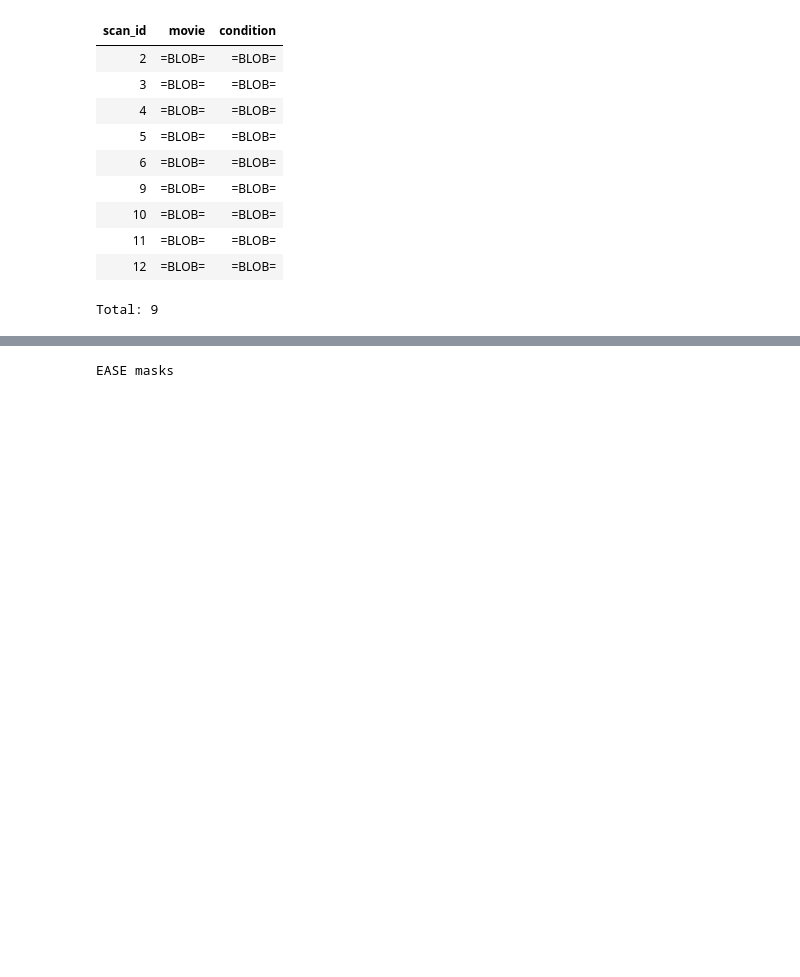
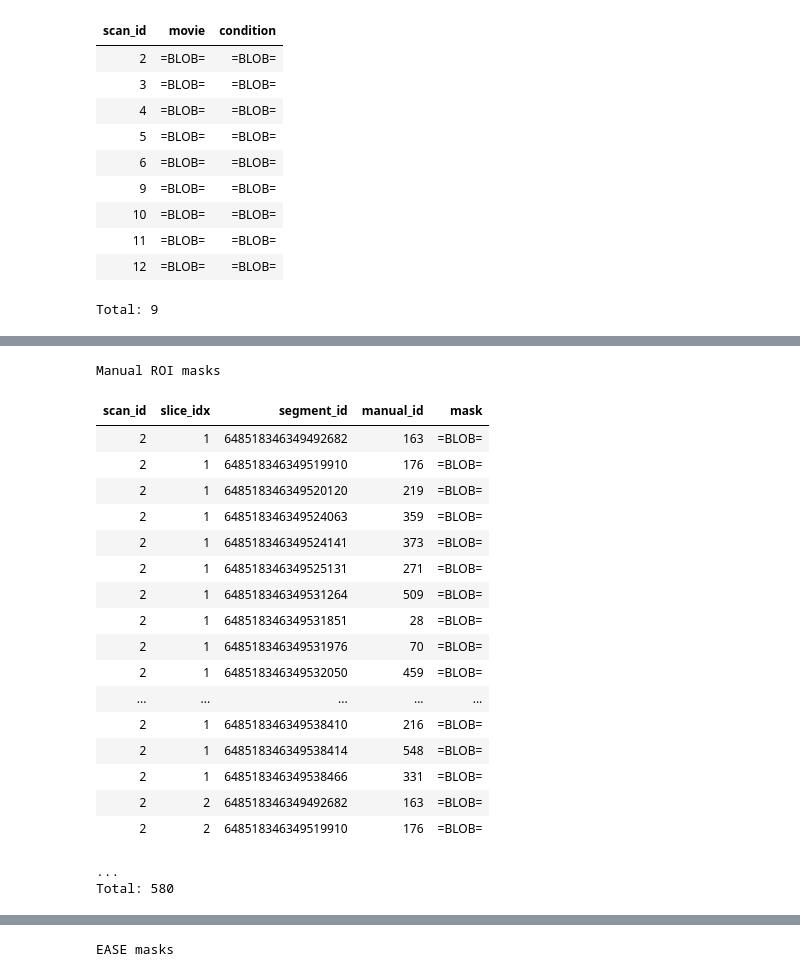
Before and after one commit to seung-lab/datajoint_seung, a Jupyter notebook: pinky/python/pinky.ipynb, the cells around one changed output, grey strips where cells are left out. Drawn from its saved outputs; the diff is of its cells as text; code cells hidden in the pictures; blank space fills up the shorter version.

```diff
--- a/pinky/python/pinky.ipynb
+++ b/pinky/python/pinky.ipynb
@@ -267,3 +279,26 @@ Total: 805
+# %%
+ManualMask()
+# %% [output]
+Manual ROI masks
+| scan_id | slice_idx | segment_id | manual_id | mask |
+| 2 | 1 | 648518346349492682 | 163 | =BLOB= |
+| 2 | 1 | 648518346349519910 | 176 | =BLOB= |
+| 2 | 1 | 648518346349520120 | 219 | =BLOB= |
+| 2 | 1 | 648518346349524063 | 359 | =BLOB= |
+| 2 | 1 | 648518346349524141 | 373 | =BLOB= |
+| 2 | 1 | 648518346349525131 | 271 | =BLOB= |
+| 2 | 1 | 648518346349531264 | 509 | =BLOB= |
+| 2 | 1 | 648518346349531851 | 28 | =BLOB= |
+| 2 | 1 | 648518346349531976 | 70 | =BLOB= |
+| 2 | 1 | 648518346349532050 | 459 | =BLOB= |
+| ... | ... | ... | ... | ... |
+| 2 | 1 | 648518346349538410 | 216 | =BLOB= |
+| 2 | 1 | 648518346349538414 | 548 | =BLOB= |
+| 2 | 1 | 648518346349538466 | 331 | =BLOB= |
+| 2 | 2 | 648518346349492682 | 163 | =BLOB= |
+| 2 | 2 | 648518346349519910 | 176 | =BLOB= |
+...
+Total: 580
 # %%
 pinky_manual_trace = ManualTrace()
 # %%
```
Also changed, not shown: parts of 10 cells of this notebook, 2 other files.
